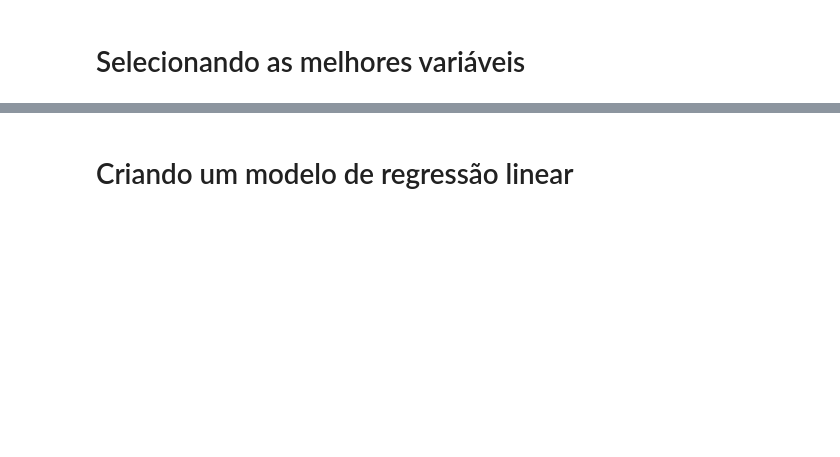
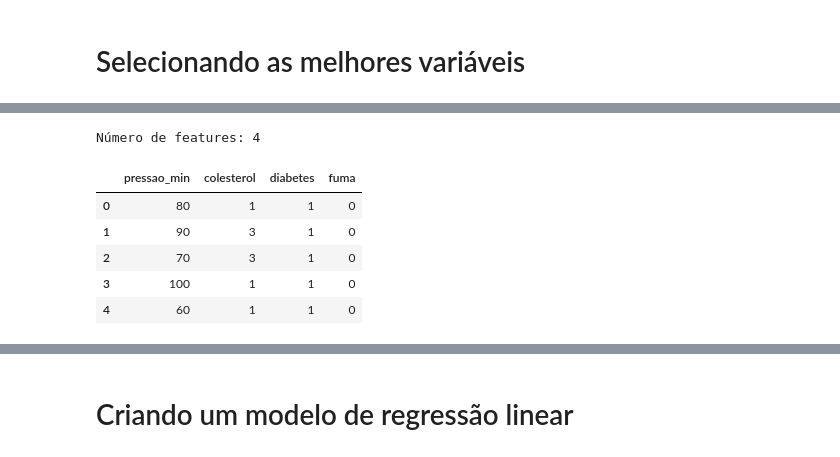
Before and after one commit to alexapruiz/Projetos, a Jupyter notebook: Cardio.ipynb, the cells around one changed output, grey strips where cells are left out. Saved outputs shown, nothing was run; the diff lists cells and outputs as text; code cells hidden in the pictures; blank space fills up the shorter version.

```diff
--- a/Cardio.ipynb
+++ b/Cardio.ipynb
@@ -120,24 +129,32 @@ cardio.iloc[:,cols].head()
 # %%
-#Selecionando as melhores features usando o método RFE (Recursive Feature Elimination)
+# Selecionando as melhores features usando o método RFE (Recursive Feature Elimination)
 # Não é recomendado para grandes bases de dados
 
 from sklearn.linear_model import LogisticRegression
 from sklearn.feature_selection import RFE
 
 colunas = ['idade','genero','altura','peso','pressao_max','pressao_min','colesterol','diabetes','fuma','bebe','ativo']
-array = cardio[colunas].values
+array = cardio2[colunas].values
 
 # Separando o array em componentes de input e output
 X = array[:,0:-1]
 Y = array[:,-1]
 
 model = LogisticRegression(max_iter=2000)
 rfe = RFE(model,4)
 fit = rfe.fit(X, Y)
-#print('Número de features: {}'.format(fit.n_features_))
+print('Número de features: {}'.format(fit.n_features_))
 
 cols = fit.get_support(indices=True)
-cardio.iloc[:,cols].head()
+cardio2.iloc[:,cols].head()
+# %% [output]
+Número de features: 4
+|  | pressao_min | colesterol | diabetes | fuma |
+| 0 | 80 | 1 | 1 | 0 |
+| 1 | 90 | 3 | 1 | 0 |
+| 2 | 70 | 3 | 1 | 0 |
+| 3 | 100 | 1 | 1 | 0 |
+| 4 | 60 | 1 | 1 | 0 |
 # %%
 #Selecionando as melhores features usando: Feature Importance
 import pandas as pd
```
Also changed, not shown: parts of 31 cells of this notebook.
